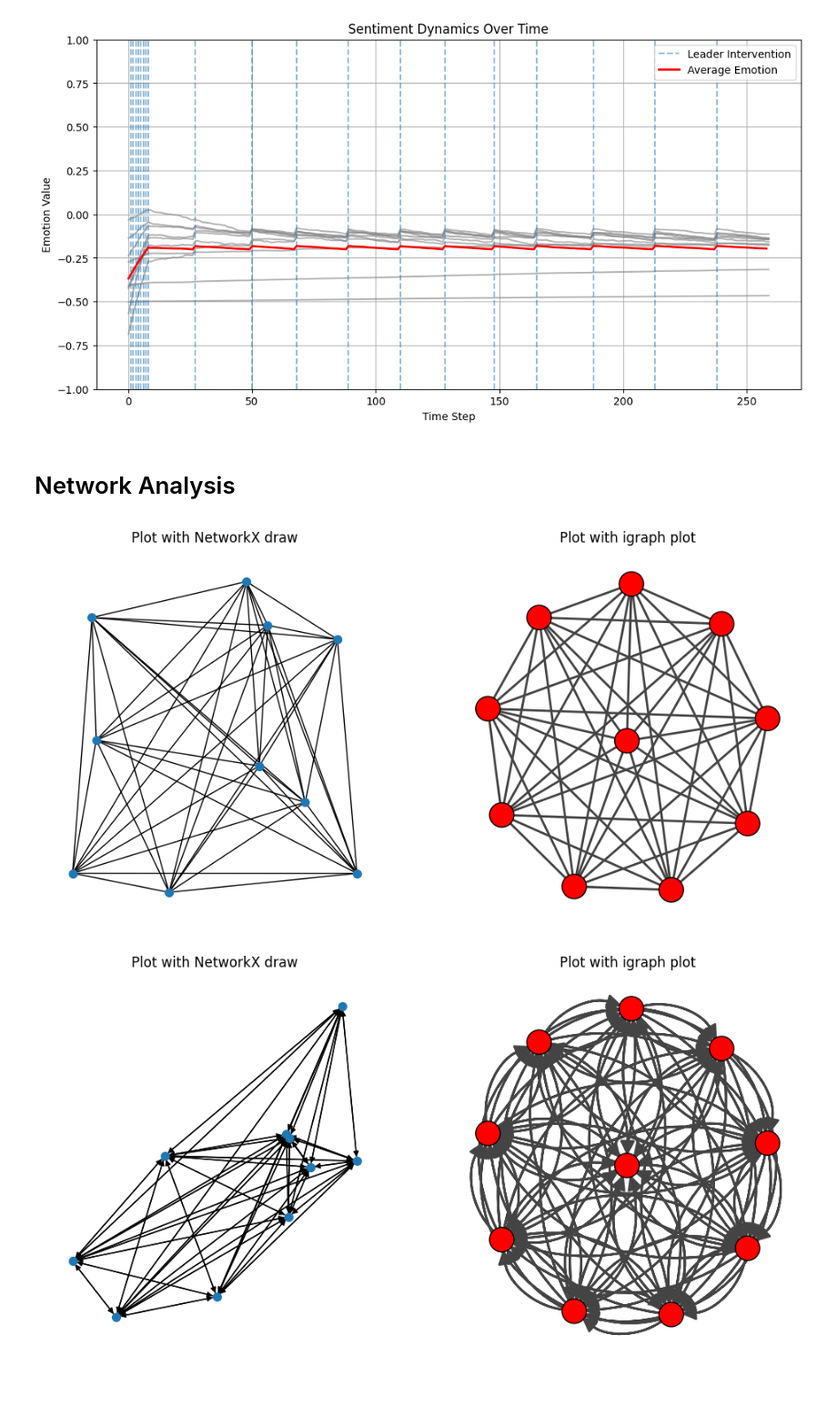
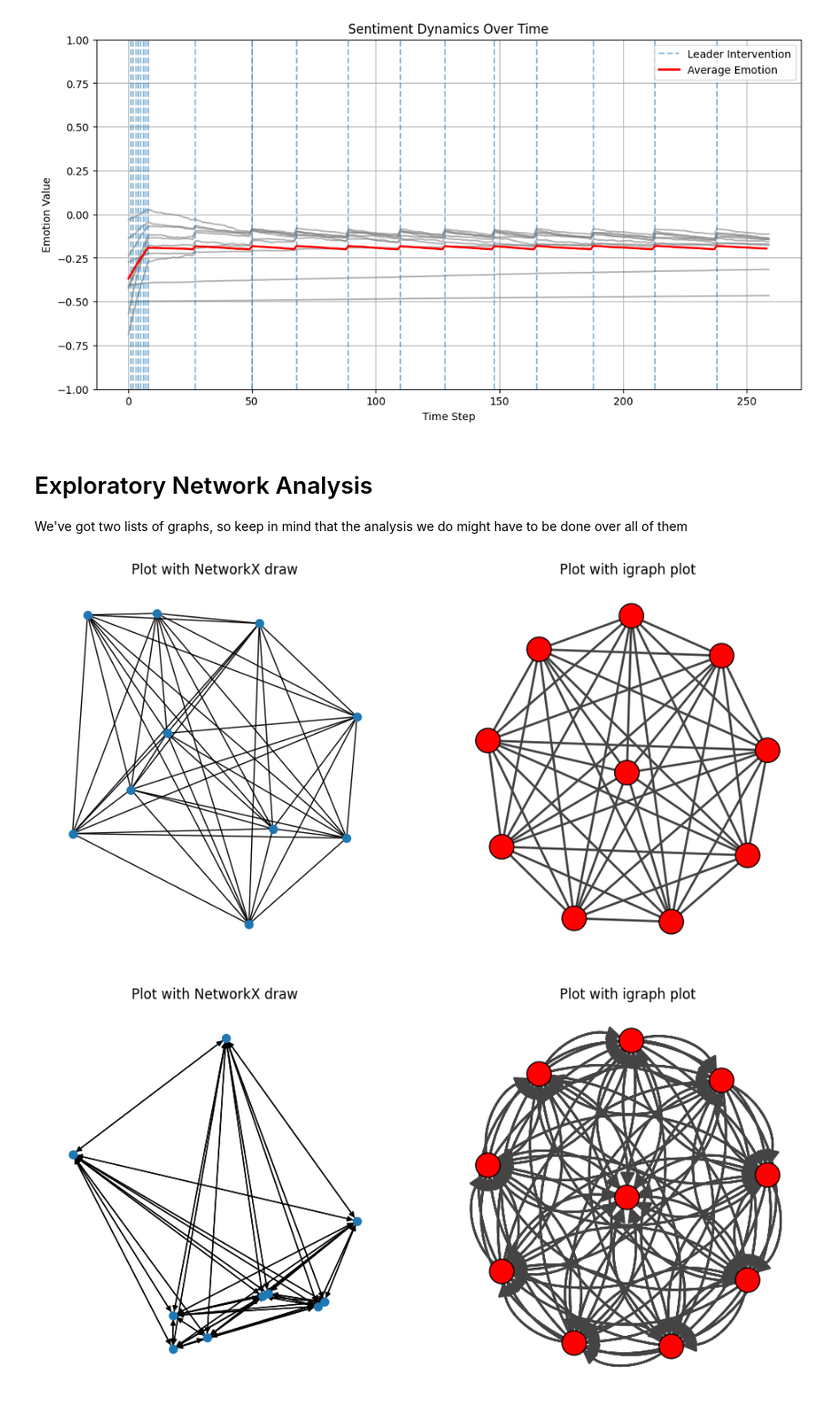
Before and after one commit to pajarito95/Emotion-Contagion, a Jupyter notebook: abm_emotion_contagion.ipynb, the cells around one changed output. Shown at 91% size. Saved outputs shown, nothing was run; the diff lists cells and outputs as text; code cells hidden in the pictures.

Commit message:
Added some network analysis

```diff
--- a/abm_emotion_contagion.ipynb
+++ b/abm_emotion_contagion.ipynb
@@ -9,7 +10,8 @@ import matplotlib.pyplot as plt
 populationSize = 11  # Bosse et al. (2015) used 10 agents, so we use 11 to pick out a leader and have 10 agents interacting with each other
 style = "High"  # designate "High" or "Low" to indicate the leader's emotion management ability
 
-basefolder = r"C:\Users\sarah\OneDrive\Documents\Masters\523\Emotion Contagion\Simulation Runs\08_01_2025"  # in the quotations, put the name of the main folder in which you want the results to be saved to
+todaysDate = date.today().strftime("%m_%d_%Y")  # get today's date in the format MM_DD_YYYY
+basefolder = rf"C:\Users\sarah\OneDrive\Documents\Masters\523\Emotion Contagion\Simulation Runs\{todaysDate}"  # in the quotations, put the name of the main folder in which you want the results to be saved to
 folderpath = os.path.join(basefolder, f"Leader_{style}")  # create a folder for the leader's emotion management ability
 
 def save_results(avg_emotion_runs, folderpath, images=None):
@@ -398,43 +400,45 @@ interaction_timesteps: [17, 17, 15, 11, 11, 9, 15, 16, 9, 19, 14, 10, 10, 12, 11
 [figure]
 [figure]
 # %% [markdown]
-# Network Analysis
+# Exploratory Network Analysis
+
+We've got two lists of graphs, so keep in mind that the analysis we do might have to be done over all of them
 # %%
 import igraph as ig
 
 # convert to igraph
-h = ig.Graph.from_networkx(networkG[9])  # using the last run's network for plotting
+h = ig.Graph.from_networkx(networkG[2])  # using the last run's network for plotting
 
 # Plot the same network with NetworkX and igraph
 fig, (ax0, ax1) = plt.subplots(nrows=1, ncols=2, figsize=(12, 6))
 
 # NetworkX draw
 ax0.set_title("Plot with NetworkX draw")
-nx.draw_kamada_kawai(networkG[9], node_size=50, ax=ax0)
+nx.draw_kamada_kawai(networkG[2], node_size=50, ax=ax0)
 
 # igraph draw
 ax1.set_title("Plot with igraph plot")
 layout = h.layout_kamada_kawai()
 ig.plot(h, layout=layout, target=ax1)
 plt.axis("off")
 plt.show()
 
 
-f = ig.Graph.from_networkx(networkDG[9])  # using the last run's network for plotting
+f = ig.Graph.from_networkx(networkDG[2])  # using the last run's network for plotting
 
 # Plot the same network with NetworkX and igraph
 fig, (ax0, ax1) = plt.subplots(nrows=1, ncols=2, figsize=(12, 6))
 
 # NetworkX draw
 ax0.set_title("Plot with NetworkX draw")
-nx.draw_kamada_kawai(networkDG[9], node_size=50, ax=ax0)
+nx.draw_kamada_kawai(networkDG[2], node_size=50, ax=ax0)
 
 # igraph draw
 ax1.set_title("Plot with igraph plot")
 layout = f.layout_kamada_kawai()
 ig.plot(f, layout=layout, target=ax1)
 plt.axis("off")
 plt.show()
 # %% [output]
-[figure, old version]
+[figure, new version]
-[figure, old version]
+[figure, new version]
```
Also changed, not shown: parts of 4 cells of this notebook.
